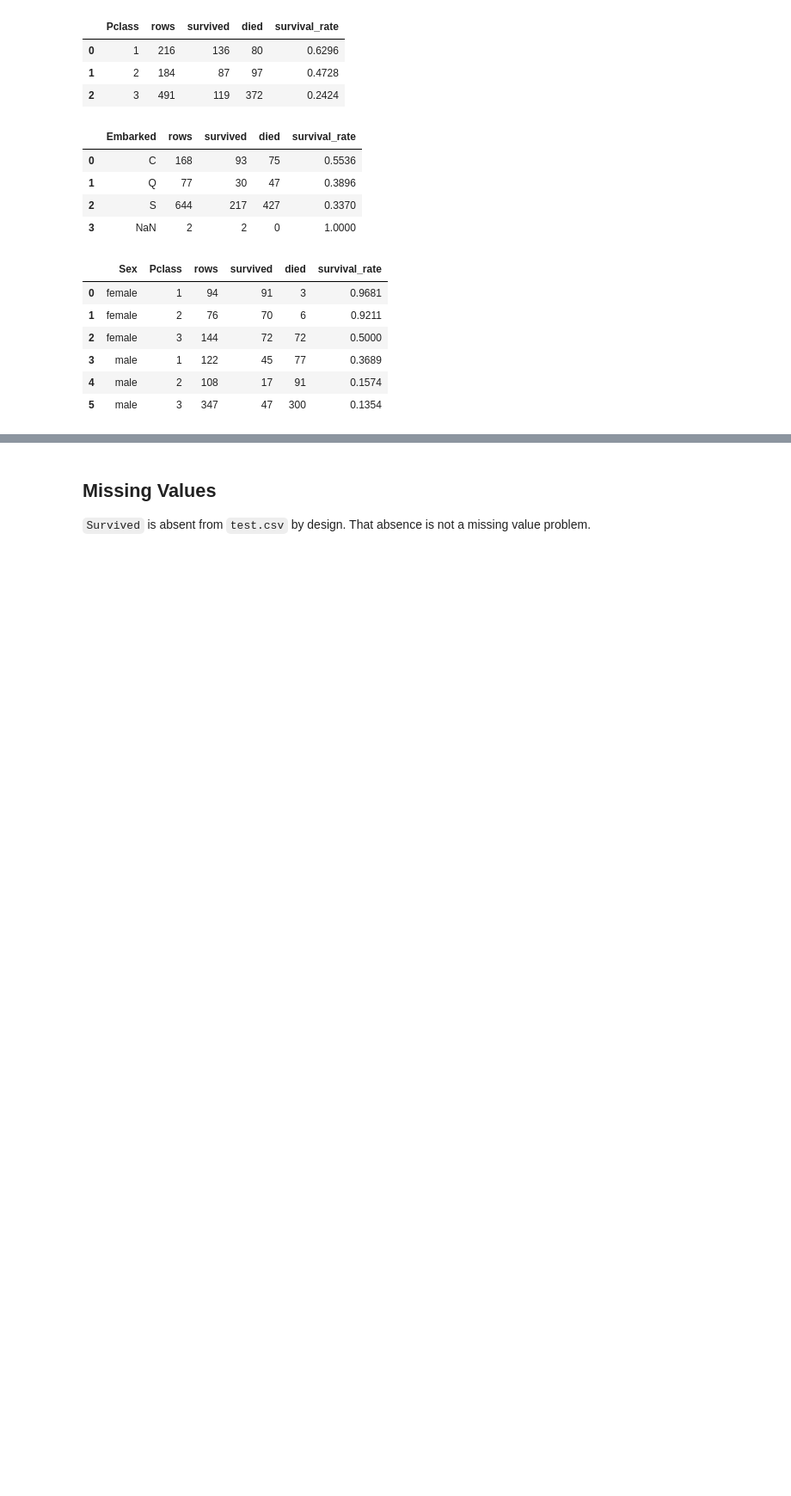
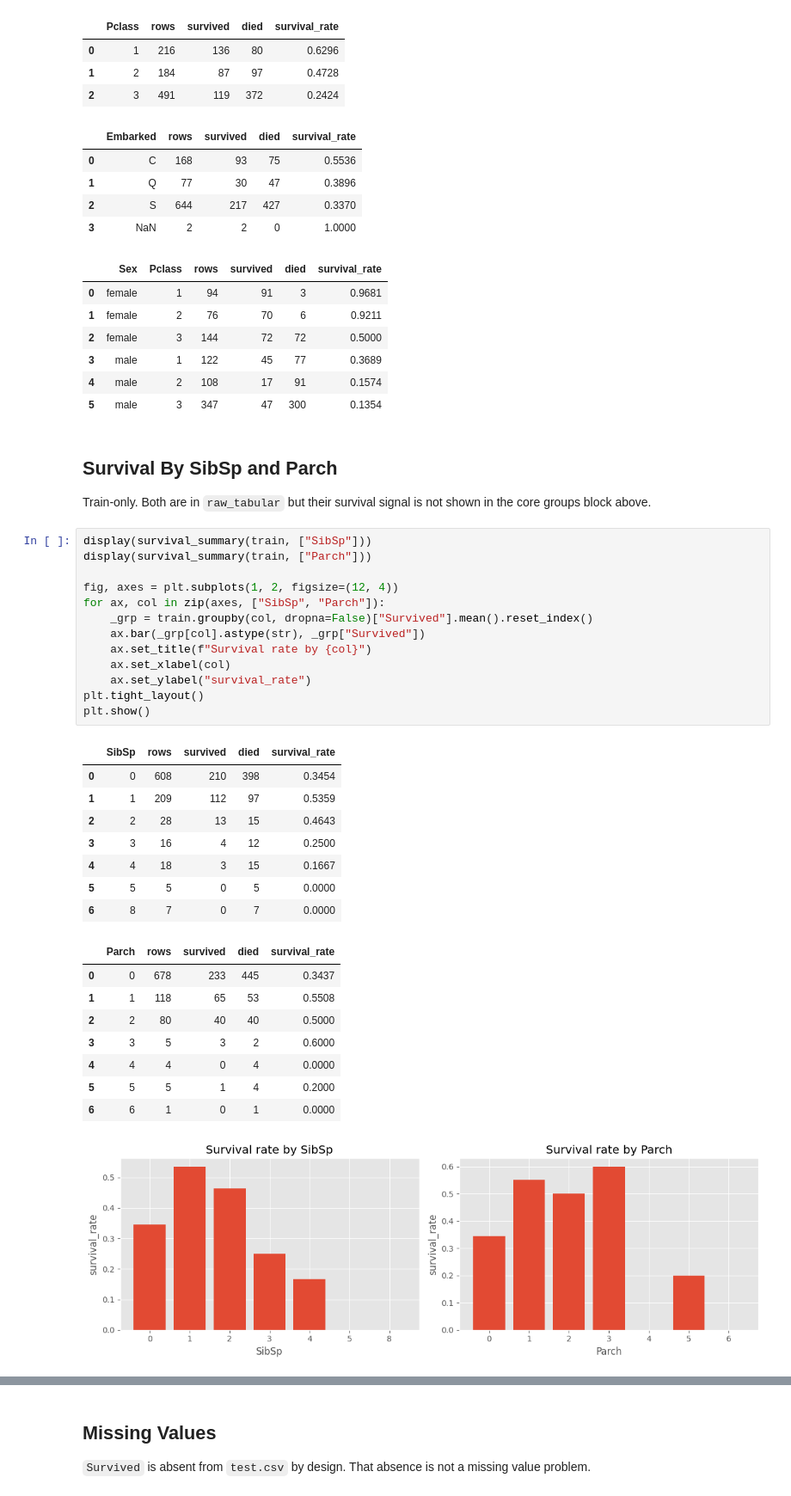
Before and after one commit to legion2440/kaggle-titanic, a Jupyter notebook: notebooks/01_main_eda.ipynb, the cells around one changed output, grey strips where cells are left out. Shown at 86% size. Cells and saved outputs as stored; diff of their text form; blank space fills up the shorter version.

```diff
--- a/notebooks/01_main_eda.ipynb
+++ b/notebooks/01_main_eda.ipynb
@@ -173,3 +173,38 @@ display(survival_summary(train, ["Sex", "Pclass"]))
 | 3 | male | 1 | 122 | 45 | 77 | 0.3689 |
 | 4 | male | 2 | 108 | 17 | 91 | 0.1574 |
 | 5 | male | 3 | 347 | 47 | 300 | 0.1354 |
+# %% [markdown]
+## Survival By SibSp and Parch
+
+Train-only. Both are in `raw_tabular` but their survival signal is not shown in the core groups block above.
+# %%
+display(survival_summary(train, ["SibSp"]))
+display(survival_summary(train, ["Parch"]))
+
+fig, axes = plt.subplots(1, 2, figsize=(12, 4))
+for ax, col in zip(axes, ["SibSp", "Parch"]):
+    _grp = train.groupby(col, dropna=False)["Survived"].mean().reset_index()
+    ax.bar(_grp[col].astype(str), _grp["Survived"])
+    ax.set_title(f"Survival rate by {col}")
+    ax.set_xlabel(col)
+    ax.set_ylabel("survival_rate")
+plt.tight_layout()
+plt.show()
+# %% [output]
+|  | SibSp | rows | survived | died | survival_rate |
+| 0 | 0 | 608 | 210 | 398 | 0.3454 |
+| 1 | 1 | 209 | 112 | 97 | 0.5359 |
+| 2 | 2 | 28 | 13 | 15 | 0.4643 |
+| 3 | 3 | 16 | 4 | 12 | 0.2500 |
+| 4 | 4 | 18 | 3 | 15 | 0.1667 |
+| 5 | 5 | 5 | 0 | 5 | 0.0000 |
+| 6 | 8 | 7 | 0 | 7 | 0.0000 |
+|  | Parch | rows | survived | died | survival_rate |
+| 0 | 0 | 678 | 233 | 445 | 0.3437 |
+| 1 | 1 | 118 | 65 | 53 | 0.5508 |
+| 2 | 2 | 80 | 40 | 40 | 0.5000 |
+| 3 | 3 | 5 | 3 | 2 | 0.6000 |
+| 4 | 4 | 4 | 0 | 4 | 0.0000 |
+| 5 | 5 | 5 | 1 | 4 | 0.2000 |
+| 6 | 6 | 1 | 0 | 1 | 0.0000 |
+[figure, added]
```
Also changed, not shown: parts of 7 cells of this notebook, 44 other files.
